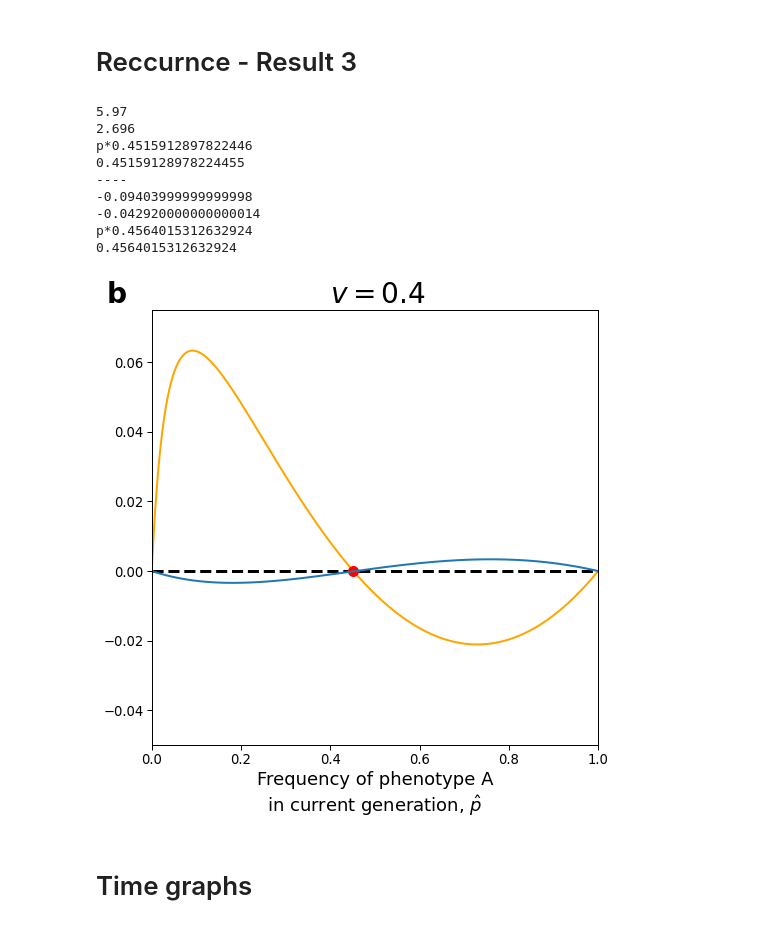
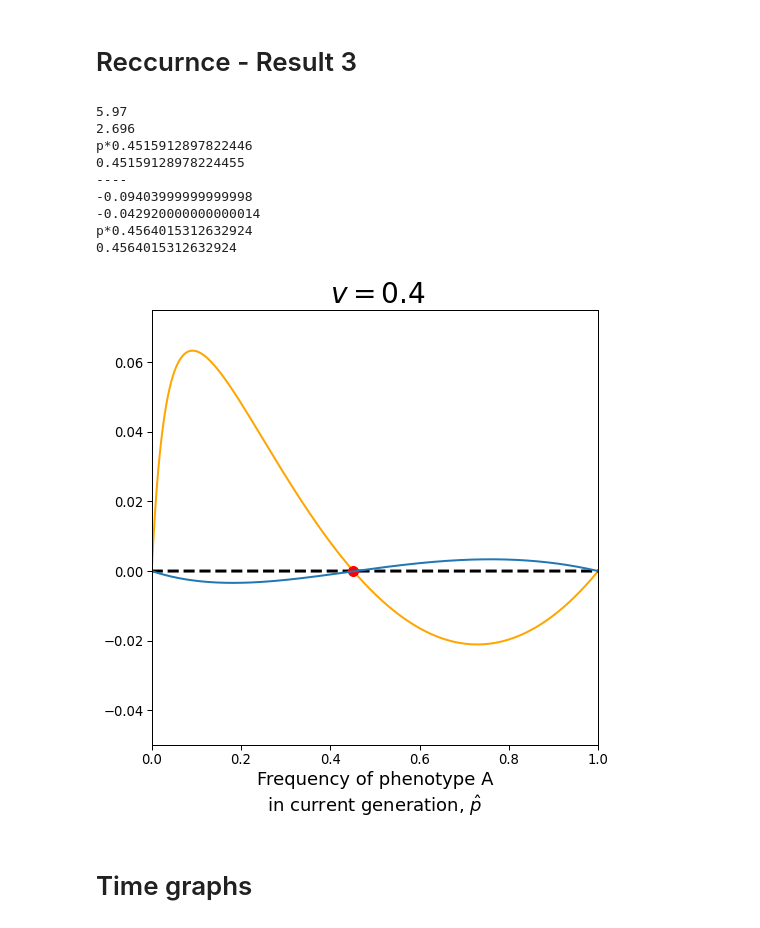
Before and after one commit to yoavram-lab/CulturalCooperation, a Jupyter notebook: ms/figures.ipynb, the cells around one changed output. Drawn from its saved outputs; the diff is of its cells as text; code cells hidden in the pictures.

```diff
--- a/ms/figures.ipynb
+++ b/ms/figures.ipynb
@@ -539,35 +557,35 @@ c = 0.487
 β3 = α*b*v*T_A - c*v*(1-T_B) + T_A-T_B
 
 print(β1)
 print(β3)
 print("p*" + str(β3/β1))
 
 p_parents = p_parents_function(p)
 p_adults = p_adult_function(p)
 
 p_tag = p_next_gen(p_adults, p_parents)
 
 p1 =  p_next_gen(p_adult_function(β3/β1), p_parents_function(β3/β1))
 print(p1)
 ax.plot(p, p_tag-p, linewidth = 2)
-ax.text(-0.1, 0.077, 'b', fontdict=dict(fontsize=28, weight='bold'))
+#ax.text(-0.1, 0.077, 'b', fontdict=dict(fontsize=28, weight='bold'))
 ax.text(0.4, 0.077, r'$v=0.4$', fontdict=dict(fontsize=28, weight='bold'))
 
 
 
 plt.savefig('Figures\coexistence_with_oblique.pdf')
 plt.savefig('Figures\coexistence_with_oblique.eps', bbox_inches='tight')
 # %% [output]
 5.97
 2.696
 p*0.4515912897822446
 0.45159128978224455
 ----
 -0.09403999999999998
 -0.042920000000000014
 p*0.4564015312632924
 0.4564015312632924
-[figure, old version]
+[figure, new version]
 # %% [markdown]
 # Time graphs
 # %%
```
Also changed, not shown: parts of 1 cell of this notebook, 6 other files.
